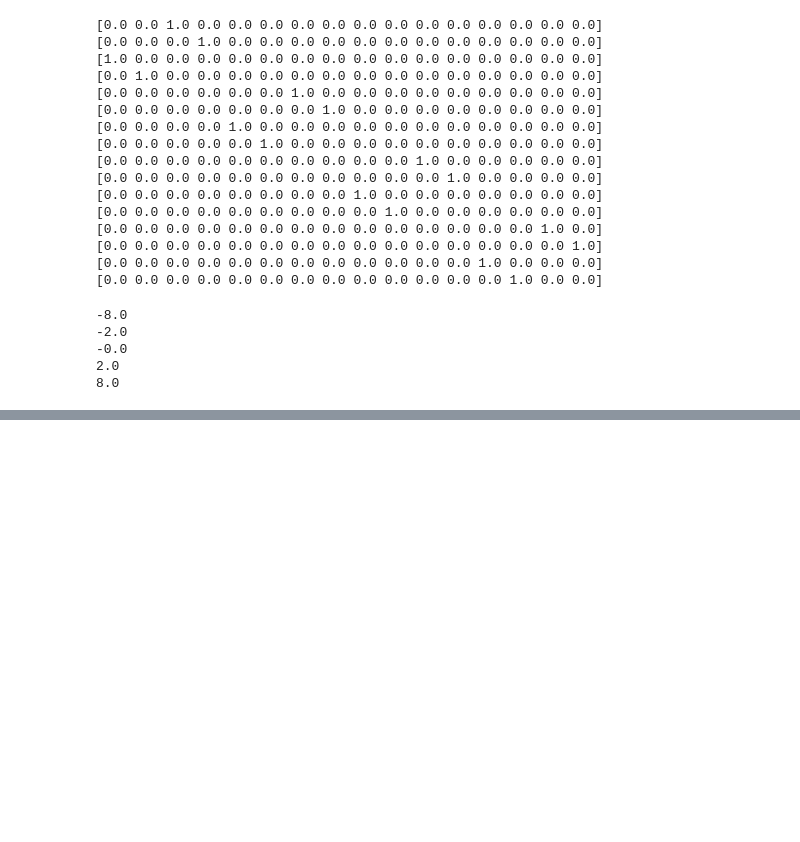
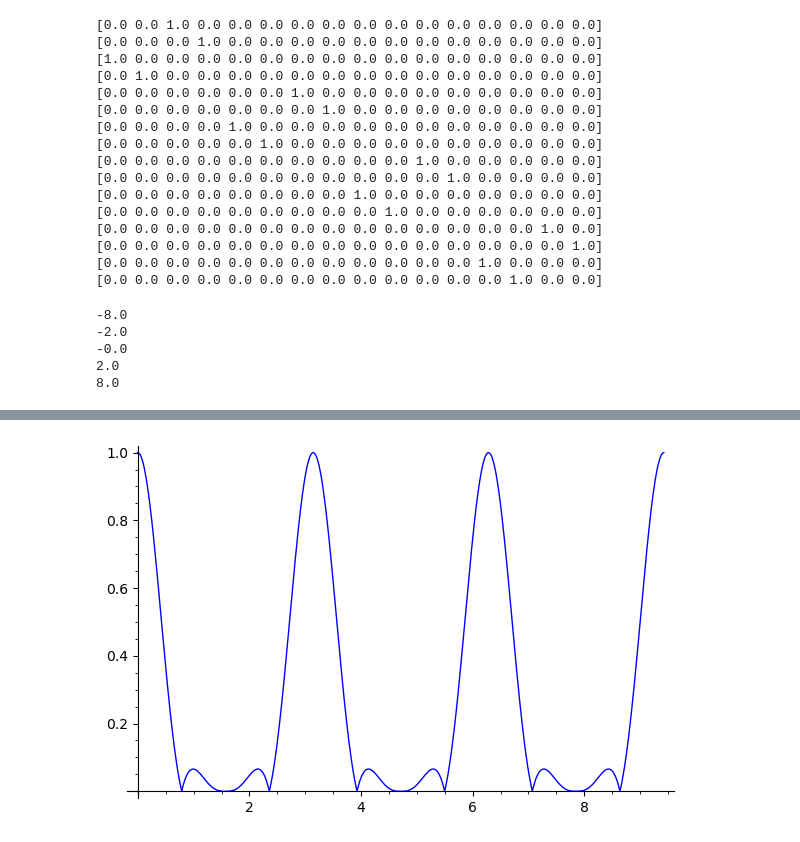
Before and after one commit to EmilyMWright/FUSRP-2021-Quantum-Walks, a Jupyter notebook: Godsil_Lato_Family.ipynb, the cells around one changed output, grey strips where cells are left out. Saved outputs shown, nothing was run; the diff lists cells and outputs as text; code cells hidden in the pictures; blank space fills up the shorter version.

```diff
--- a/Godsil_Lato_Family.ipynb
+++ b/Godsil_Lato_Family.ipynb
@@ -335,0 +655,4 @@ for val in eValY:
+# %%
+plot(transfer_at_time_a(X,x,0,0),0,3*np.pi)
+# %% [output]
+[figure, added]
```
Also changed, not shown: parts of 16 cells of this notebook.
